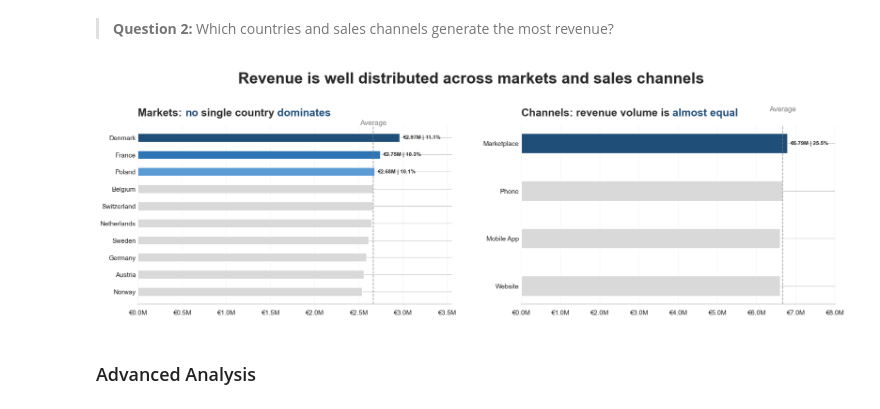
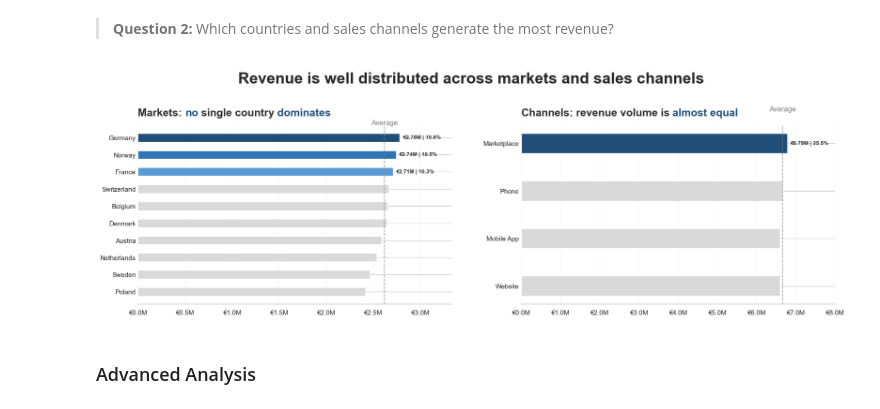
Before and after one commit to eileenheyer-cyber/nordhome_retail_analytics, a Jupyter notebook: 04_EDA/nordhome_eda.ipynb, the cells around one changed output. Saved outputs shown, nothing was run; the diff lists cells and outputs as text; code cells hidden in the pictures.

```diff
--- a/04_EDA/nordhome_eda.ipynb
+++ b/04_EDA/nordhome_eda.ipynb
@@ -390,14 +390,15 @@ from matplotlib.offsetbox import AnchoredOffsetbox, TextArea, HPacker
 # --------------------------------------------------
 
 df_country = pd.read_sql("""
-    SELECT
-        country,
-        ROUND(SUM(line_total)::NUMERIC, 2) AS revenue
-    FROM mart.fact_order_items
-    WHERE line_total IS NOT NULL
-      AND country != 'Unknown'
-    GROUP BY country
-    ORDER BY revenue DESC
+   SELECT
+    dc.country,
+    ROUND(SUM(foi.line_total)::NUMERIC, 2) AS revenue
+FROM mart.fact_order_items foi
+JOIN mart.dim_customer dc ON foi.customer_key = dc.customer_key
+WHERE foi.line_total IS NOT NULL
+  AND dc.country != 'Unknown'
+GROUP BY dc.country
+ORDER BY revenue DESC
 """, engine)
 
 
@@ -630,34 +631,34 @@ add_highlighted_subtitle(
     ]
 )
 
 axes[1].set_xlim(0, df_channel["revenue"].max() * 1.18)
 
 style_axis(axes[1])
 
 
 # --------------------------------------------------
 # 8. Main title and layout
 # --------------------------------------------------
 
 fig.suptitle(
     "Revenue is well distributed across markets and sales channels",
     fontsize=26,
     fontweight="bold",
     y=0.95
 )
 
 fig.subplots_adjust(
     left=0.07,
     right=0.97,
     bottom=0.12,
     top=0.76,
     wspace=0.22
 )
 
 plt.savefig("figures/country.png", dpi=150, bbox_inches="tight")
 plt.show()
 # %% [output]
-[figure, old version]
+[figure, new version]
 # %% [markdown]
 ### Advanced Analysis
 # %% [markdown]
```
Also changed, not shown: parts of 2 cells of this notebook, 15 other files.
